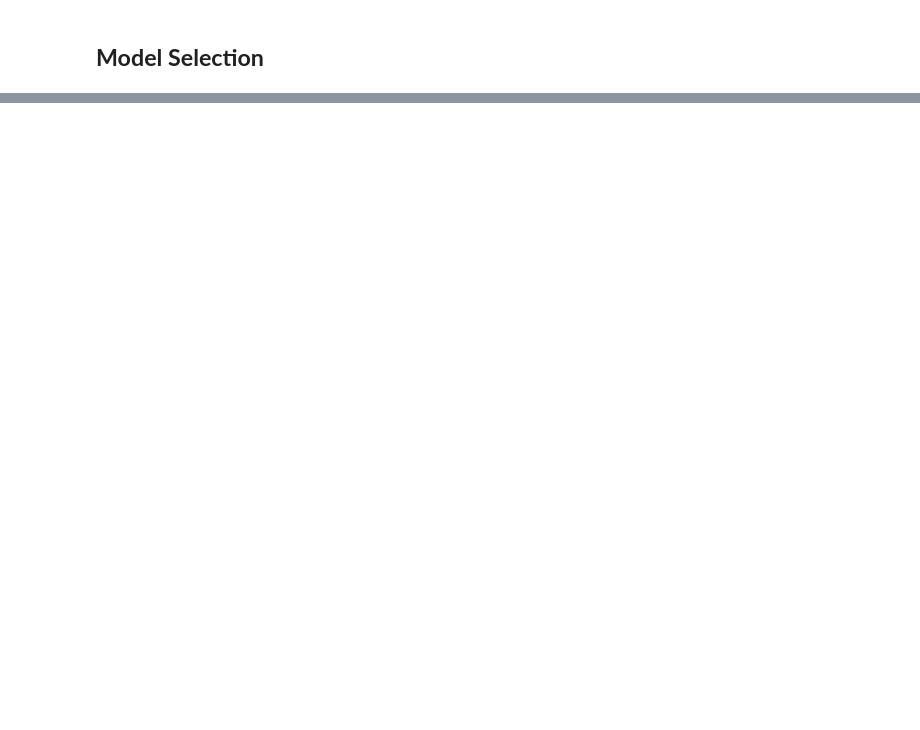
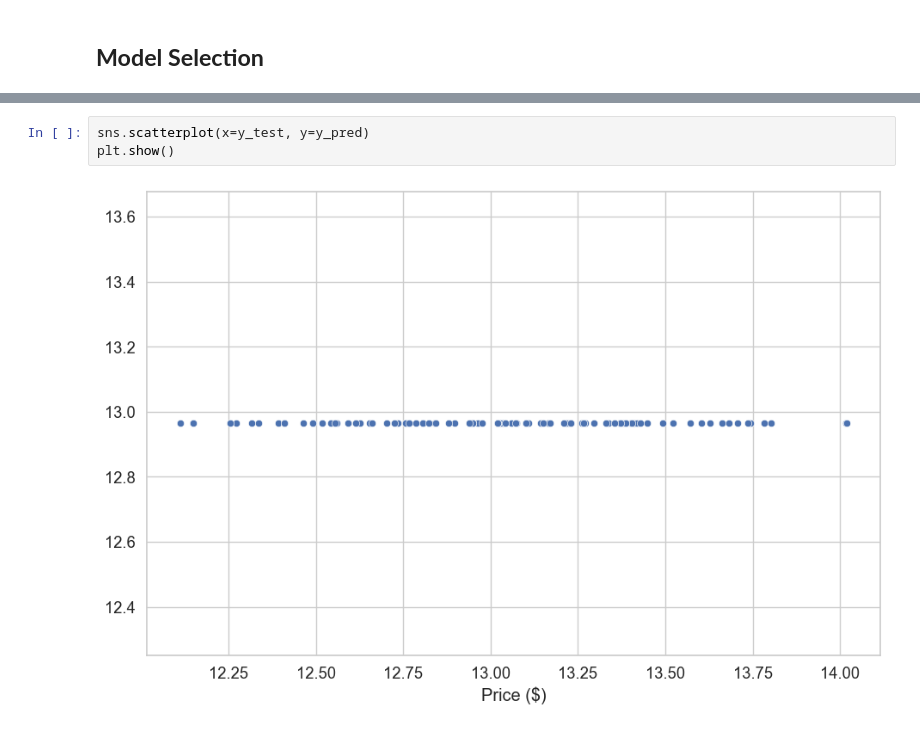
Before and after one commit to fwnriyx/poly, a Jupyter notebook: AI and Machine Learning/CA1/Regression/housing.ipynb, the cells around one changed output, grey strips where cells are left out. Cells and saved outputs as stored; diff of their text form; blank space fills up the shorter version.

```diff
--- a/AI and Machine Learning/CA1/Regression/housing.ipynb
+++ b/AI and Machine Learning/CA1/Regression/housing.ipynb
@@ -695,0 +793,5 @@ for model in tqdm(finalModels):
+# %%
+sns.scatterplot(x=y_test, y=y_pred)
+plt.show()
+# %% [output]
+[figure, added]
```
Also changed, not shown: parts of 20 cells of this notebook.
